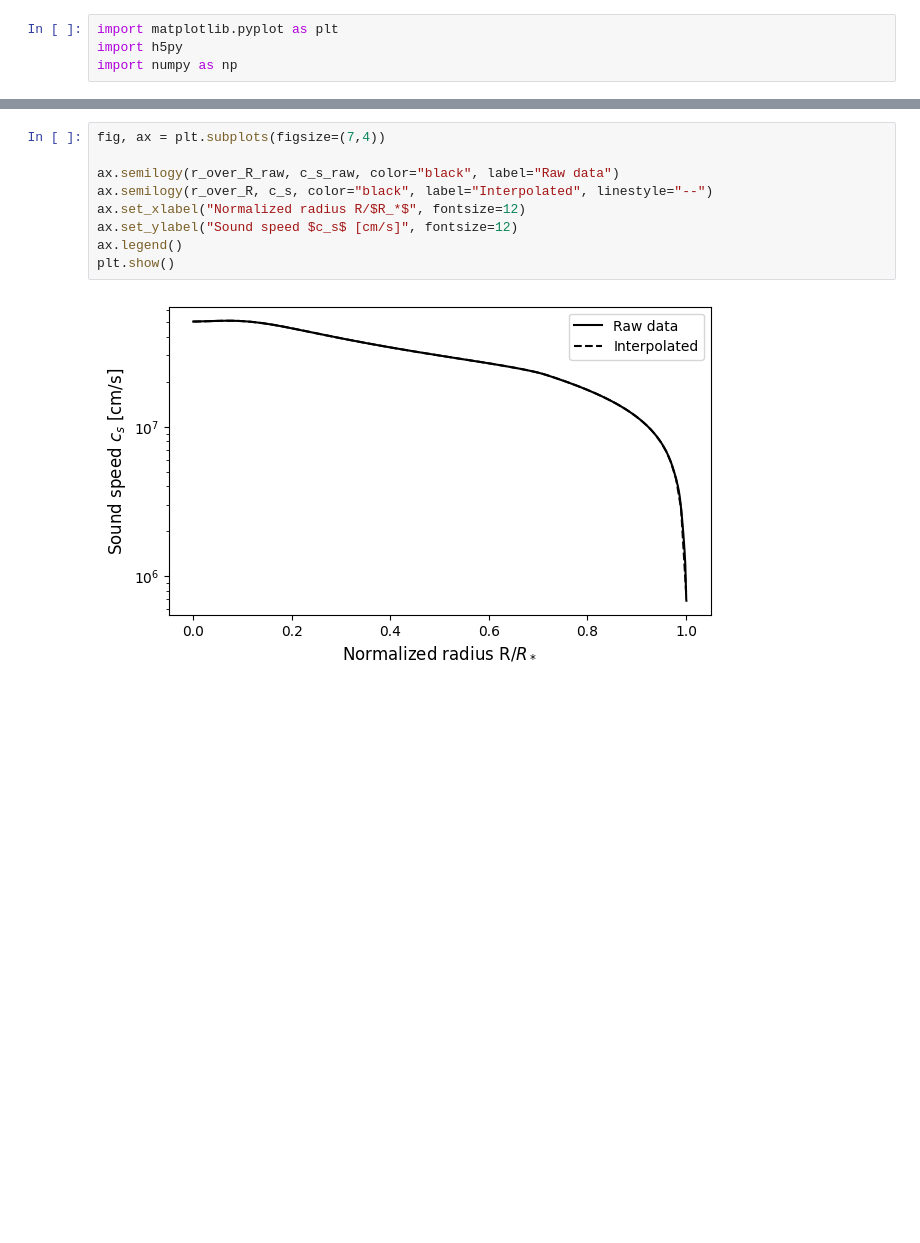
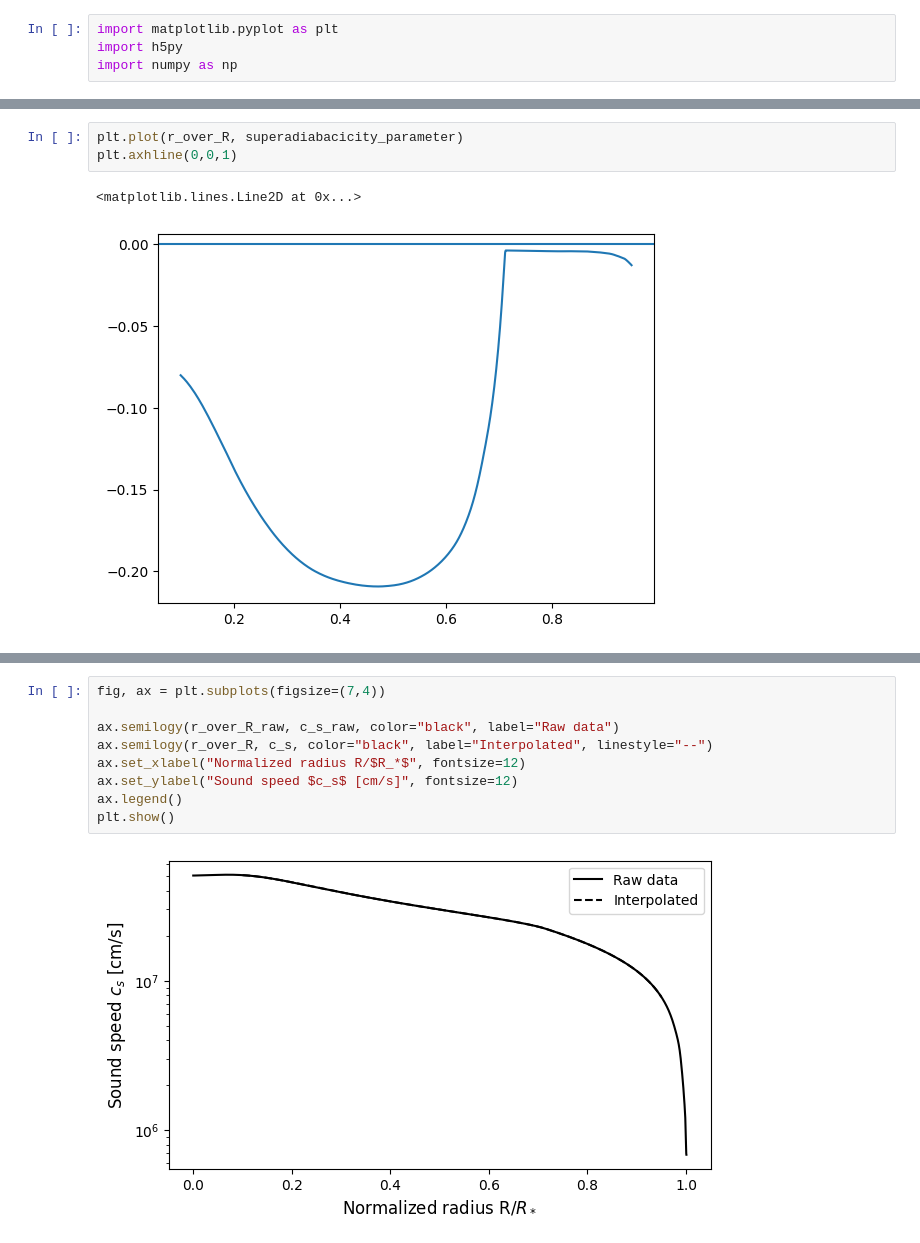
Before and after one commit to tabjone/2DHDCZ, a Jupyter notebook: testing/test_solar_s_background/plot_solar_s.ipynb, the cells around one changed output, grey strips where cells are left out. Drawn from its saved outputs; the diff is of its cells as text; blank space fills up the shorter version.

```diff
--- a/testing/test_solar_s_background/plot_solar_s.ipynb
+++ b/testing/test_solar_s_background/plot_solar_s.ipynb
@@ -35,0 +40,6 @@ r_over_R_raw, c_s_raw, Gamma_1_raw, T0_raw, rho0_raw, p0_raw =\
+# %%
+plt.plot(r_over_R, superadiabacicity_parameter)
+plt.axhline(0,0,1)
+# %% [output]
+<matplotlib.lines.Line2D at 0x...>
+[figure, added]
```
Also changed, not shown: parts of 26 cells of this notebook, 2 other files.
